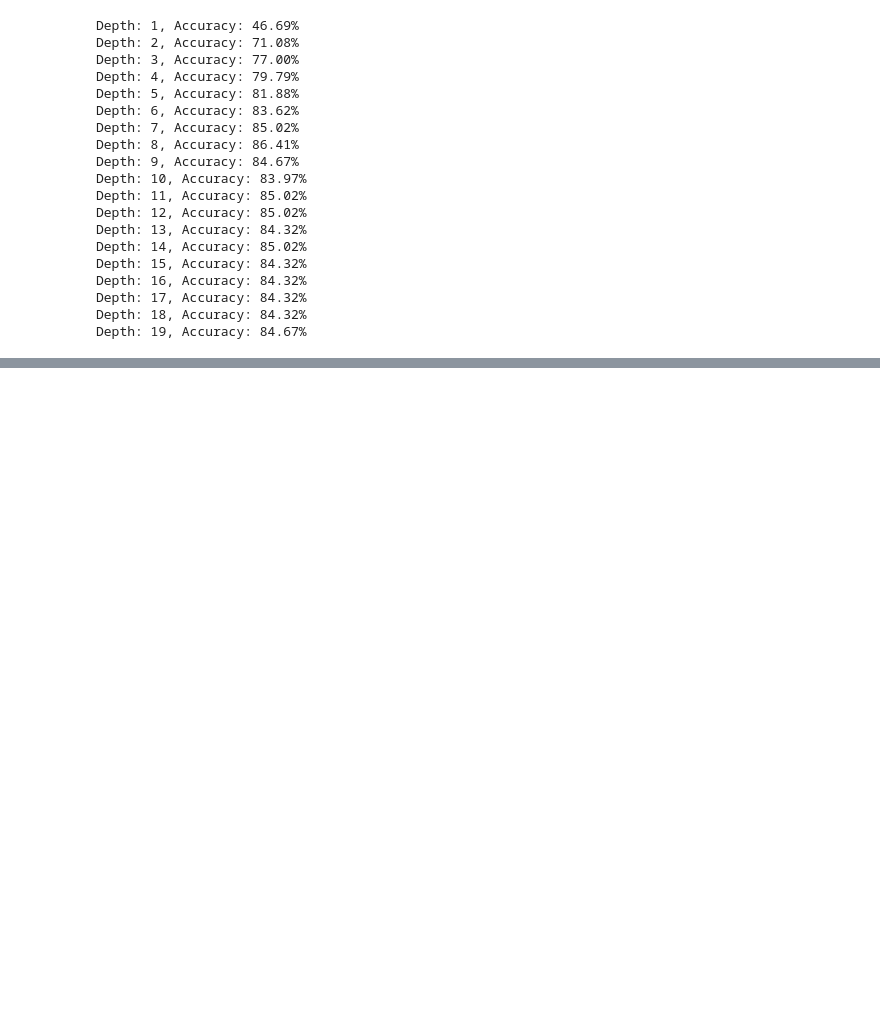
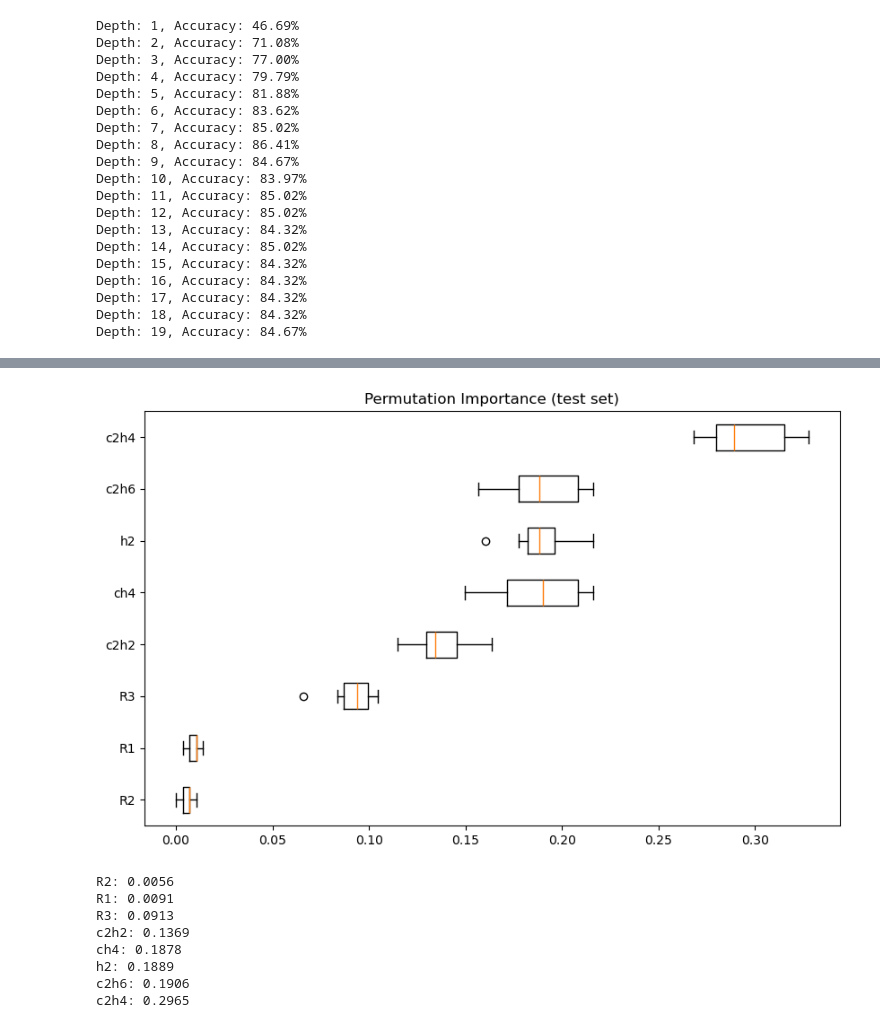
Before and after one commit to Sihan0229/DGA, a Jupyter notebook: Dissolved-Gas-Analysis/dga_mydata.ipynb, the cells around one changed output, grey strips where cells are left out. Drawn from its saved outputs; the diff is of its cells as text; code cells hidden in the pictures; blank space fills up the shorter version.

```diff
--- a/Dissolved-Gas-Analysis/dga_mydata.ipynb
+++ b/Dissolved-Gas-Analysis/dga_mydata.ipynb
@@ -1209,0 +1402,30 @@ Depth: 19, Accuracy: 84.67%
+# %%
+from sklearn.inspection import permutation_importance
+
+import matplotlib.pyplot as plt
+
+# 计算置换重要性
+result_david_scaled = permutation_importance(classifier, X_david_test_scaled, y_david_test, n_repeats=10, random_state=42)
+
+# 排序特征重要性
+sorted_idx_david_scaled = result_david_scaled.importances_mean.argsort()
+
+# 可视化特征重要性
+plt.figure(figsize=(10, 6))
+plt.boxplot(result_david_scaled.importances[sorted_idx_david_scaled].T, vert=False, labels=X_david_test.columns[sorted_idx_david_scaled])
+plt.title("Permutation Importance (test set)")
+plt.show()
+
+# 打印特征重要性
+for i in sorted_idx_david_scaled:
+    print(f"{X_david_test.columns[i]}: {result_david_scaled.importances_mean[i]:.4f}")
+# %% [output]
+[figure, added]
+R2: 0.0056
+R1: 0.0091
+R3: 0.0913
+c2h2: 0.1369
+ch4: 0.1878
+h2: 0.1889
+c2h6: 0.1906
+c2h4: 0.2965
```
Also changed, not shown: parts of 13 cells of this notebook.
